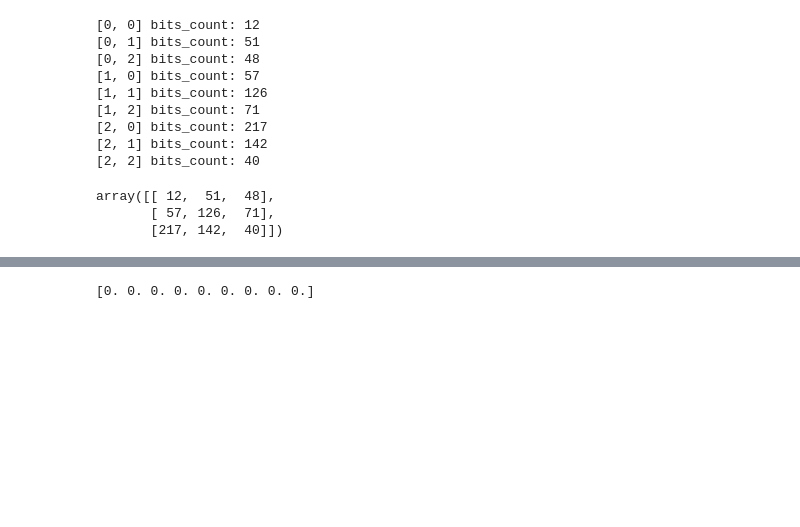
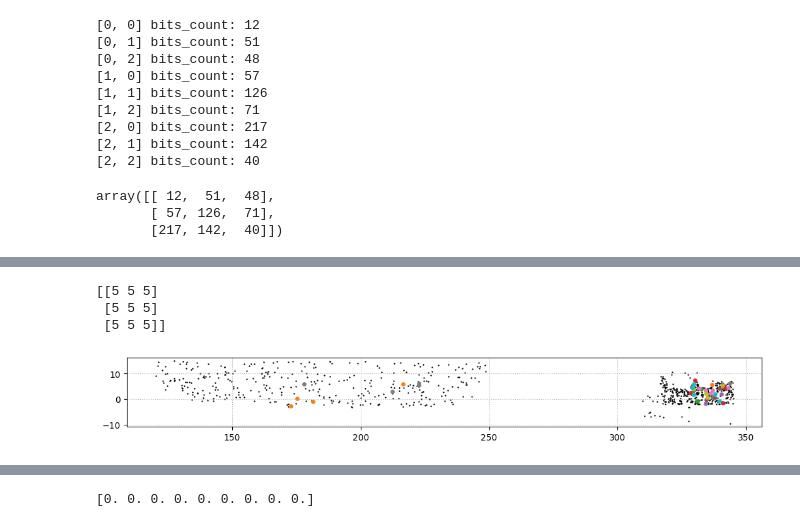
Before and after one commit to KBVovk/alma-targets, a Jupyter notebook: sample selection.ipynb, the cells around one changed output, grey strips where cells are left out. Cells and saved outputs as stored; diff of their text form; code cells hidden in the pictures; blank space fills up the shorter version.

```diff
--- a/sample selection.ipynb
+++ b/sample selection.ipynb
@@ -129,10 +128,3 @@ def cluster_search(index, radius, ra, dec):
     selection_indices = np.where(selection)[0]
 
     return selection_indices
-# %%
-clusters_for_cell_00 = {}
-r = 2.
-for index in bins_indices[0,0]:
-    clusters_for_cell_00[index] = cluster_search(index, r, ra_red, dec_red)
-
-clusters_for_cell_00
@@ -243 +238,37 @@ plt.savefig(f"clusters_{r}deg.png",format='png',dpi=300)
+# %%
+# plot all objects afom final sample
+final_cells_count = np.array([[0,0,0],[0,0,0],[0,0,0]])
+
+plt.figure(figsize=(13,10))
+plt.subplot(111, aspect='equal')
+matplotlib.rc('xtick', labelsize=10)
+matplotlib.rc('ytick', labelsize=10)
+plt.grid(linestyle=':')
+plt.scatter(
+    ra_red,
+    dec_red,
+    s=0.5,
+    c='black'
+)
+
+
+for cell in bins_indices.keys():
+    for idx in final_sample[cell[0]][cell[1]]:
+        final_cells_count[cell[0]][cell[1]] +=1
+        plt.scatter(
+            coords[idx].icrs.ra.to('deg'),
+            coords[idx].icrs.dec.to('deg'),
+            s=15,
+            marker='o',
+            c=colors[cell[0]][cell[1]]
+            )
+
+print(final_cells_count)
+
+plt.savefig(f"final_clusters_{n_cell}per-cell_{r}deg.png",format='png',dpi=300)
+# %% [output]
+[[5 5 5]
+ [5 5 5]
+ [5 5 5]]
+[figure, added]
 # %%
```
Also changed, not shown: parts of 12 cells of this notebook.
